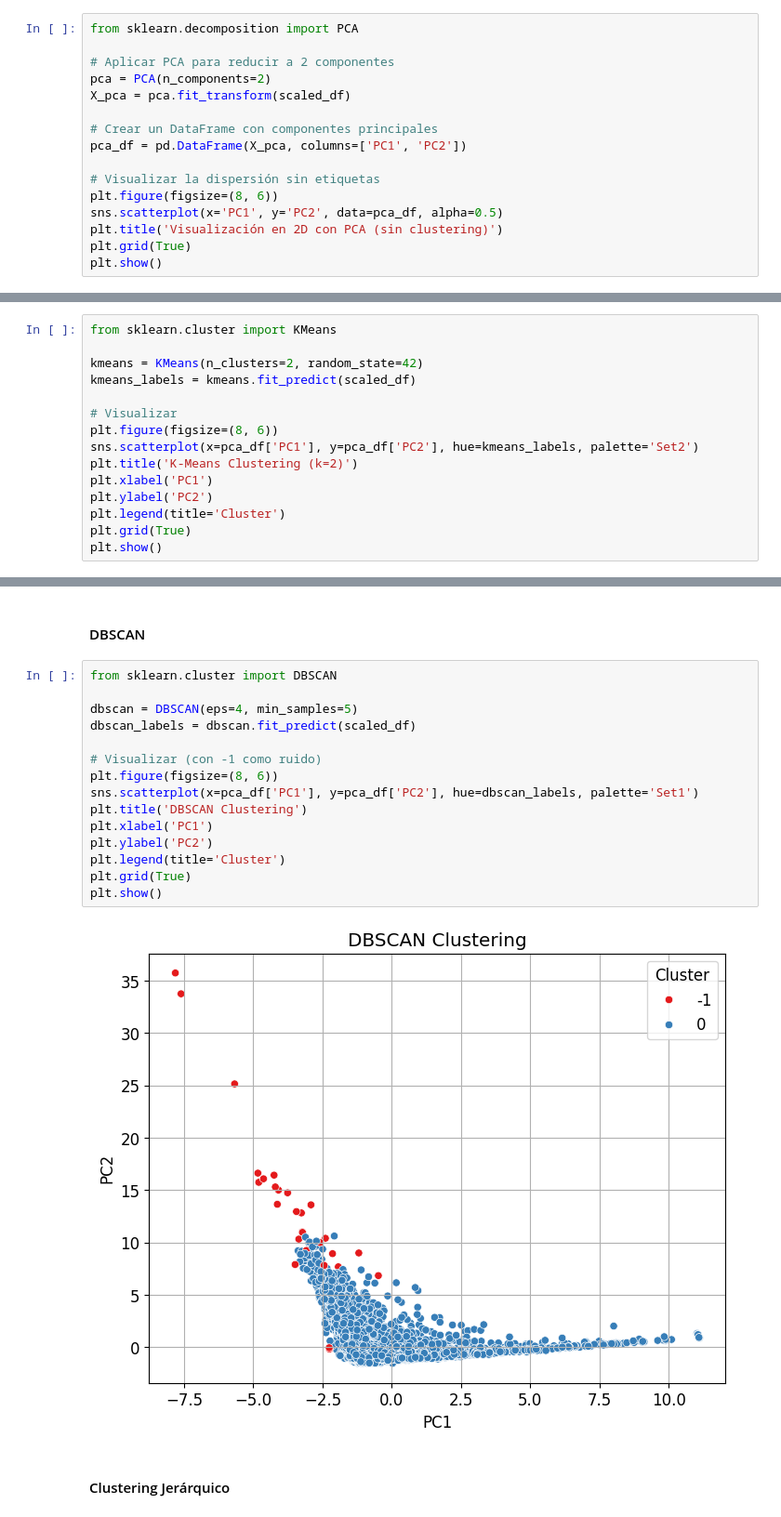
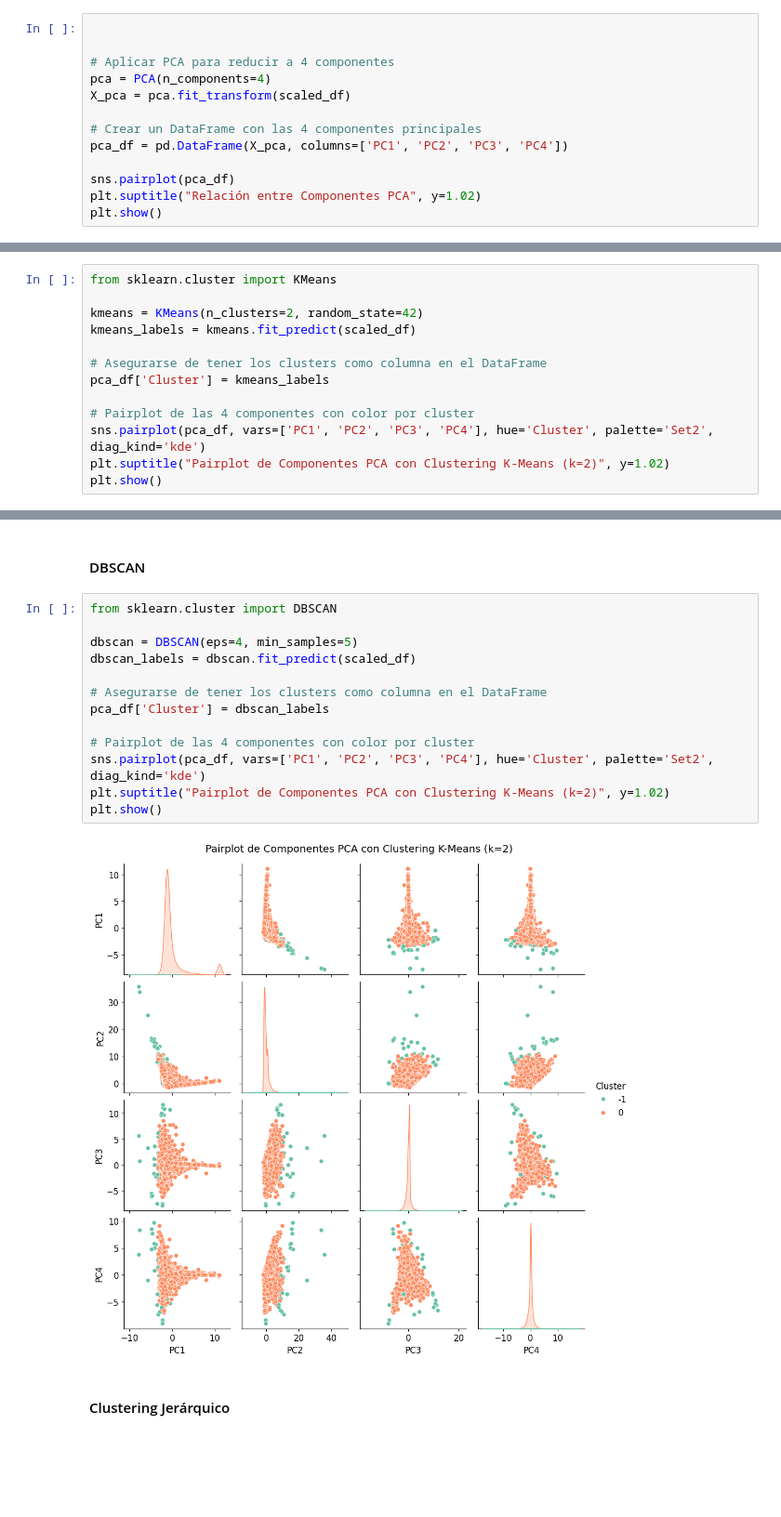
Before and after one commit to Mrldmz/AED-P3, a Jupyter notebook: main.ipynb, the cells around one changed output, grey strips where cells are left out. Shown at 93% size. Drawn from its saved outputs; the diff is of its cells as text; blank space fills up the shorter version.

```diff
--- a/main.ipynb
+++ b/main.ipynb
@@ -546,17 +594,14 @@ El siguiente gráfico muestra la visualización de los datos aplicando PCA, aún
 # %%
-from sklearn.decomposition import PCA
 
-# Aplicar PCA para reducir a 2 componentes
-pca = PCA(n_components=2)
+
+# Aplicar PCA para reducir a 4 componentes
+pca = PCA(n_components=4)
 X_pca = pca.fit_transform(scaled_df)
 
-# Crear un DataFrame con componentes principales
-pca_df = pd.DataFrame(X_pca, columns=['PC1', 'PC2'])
+# Crear un DataFrame con las 4 componentes principales
+pca_df = pd.DataFrame(X_pca, columns=['PC1', 'PC2', 'PC3', 'PC4'])
 
-# Visualizar la dispersión sin etiquetas
-plt.figure(figsize=(8, 6))
-sns.scatterplot(x='PC1', y='PC2', data=pca_df, alpha=0.5)
-plt.title('Visualización en 2D con PCA (sin clustering)')
-plt.grid(True)
+sns.pairplot(pca_df)
+plt.suptitle("Relación entre Componentes PCA", y=1.02)
 plt.show()
 # %% [output]
@@ -573,13 +618,11 @@ from sklearn.cluster import KMeans
 kmeans = KMeans(n_clusters=2, random_state=42)
 kmeans_labels = kmeans.fit_predict(scaled_df)
 
-# Visualizar
-plt.figure(figsize=(8, 6))
-sns.scatterplot(x=pca_df['PC1'], y=pca_df['PC2'], hue=kmeans_labels, palette='Set2')
-plt.title('K-Means Clustering (k=2)')
-plt.xlabel('PC1')
-plt.ylabel('PC2')
-plt.legend(title='Cluster')
-plt.grid(True)
+# Asegurarse de tener los clusters como columna en el DataFrame
+pca_df['Cluster'] = kmeans_labels
+
+# Pairplot de las 4 componentes con color por cluster
+sns.pairplot(pca_df, vars=['PC1', 'PC2', 'PC3', 'PC4'], hue='Cluster', palette='Set2', diag_kind='kde')
+plt.suptitle("Pairplot de Componentes PCA con Clustering K-Means (k=2)", y=1.02)
 plt.show()
 # %% [output]
@@ -589,20 +632,18 @@ plt.show()
 # %%
 from sklearn.cluster import DBSCAN
 
 dbscan = DBSCAN(eps=4, min_samples=5)
 dbscan_labels = dbscan.fit_predict(scaled_df)
 
-# Visualizar (con -1 como ruido)
-plt.figure(figsize=(8, 6))
-sns.scatterplot(x=pca_df['PC1'], y=pca_df['PC2'], hue=dbscan_labels, palette='Set1')
-plt.title('DBSCAN Clustering')
-plt.xlabel('PC1')
-plt.ylabel('PC2')
-plt.legend(title='Cluster')
-plt.grid(True)
+# Asegurarse de tener los clusters como columna en el DataFrame
+pca_df['Cluster'] = dbscan_labels
+
+# Pairplot de las 4 componentes con color por cluster
+sns.pairplot(pca_df, vars=['PC1', 'PC2', 'PC3', 'PC4'], hue='Cluster', palette='Set2', diag_kind='kde')
+plt.suptitle("Pairplot de Componentes PCA con Clustering K-Means (k=2)", y=1.02)
 plt.show()
 # %% [output]
-[figure, old version]
+[figure, new version]
 # %% [markdown]
 #### Clustering Jerárquico
 # %%
```
Also changed, not shown: parts of 7 cells of this notebook.
